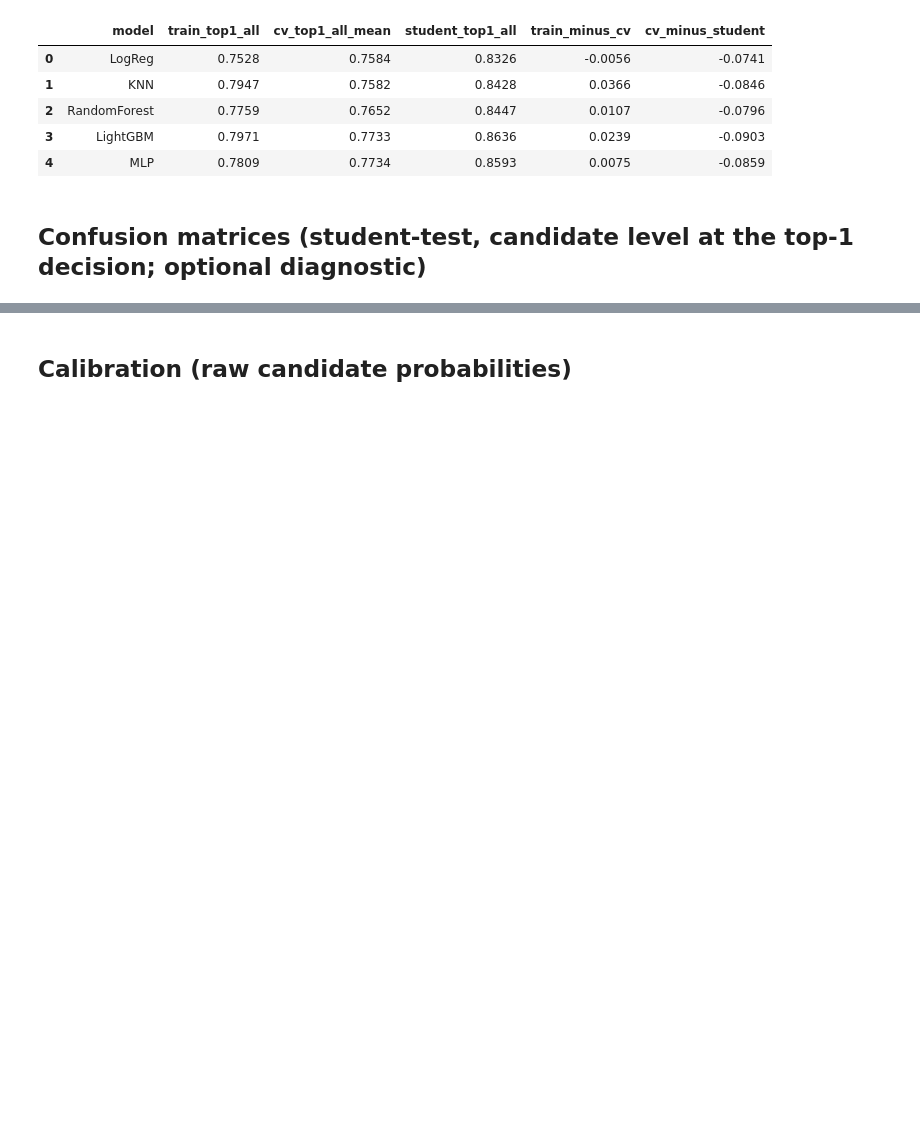
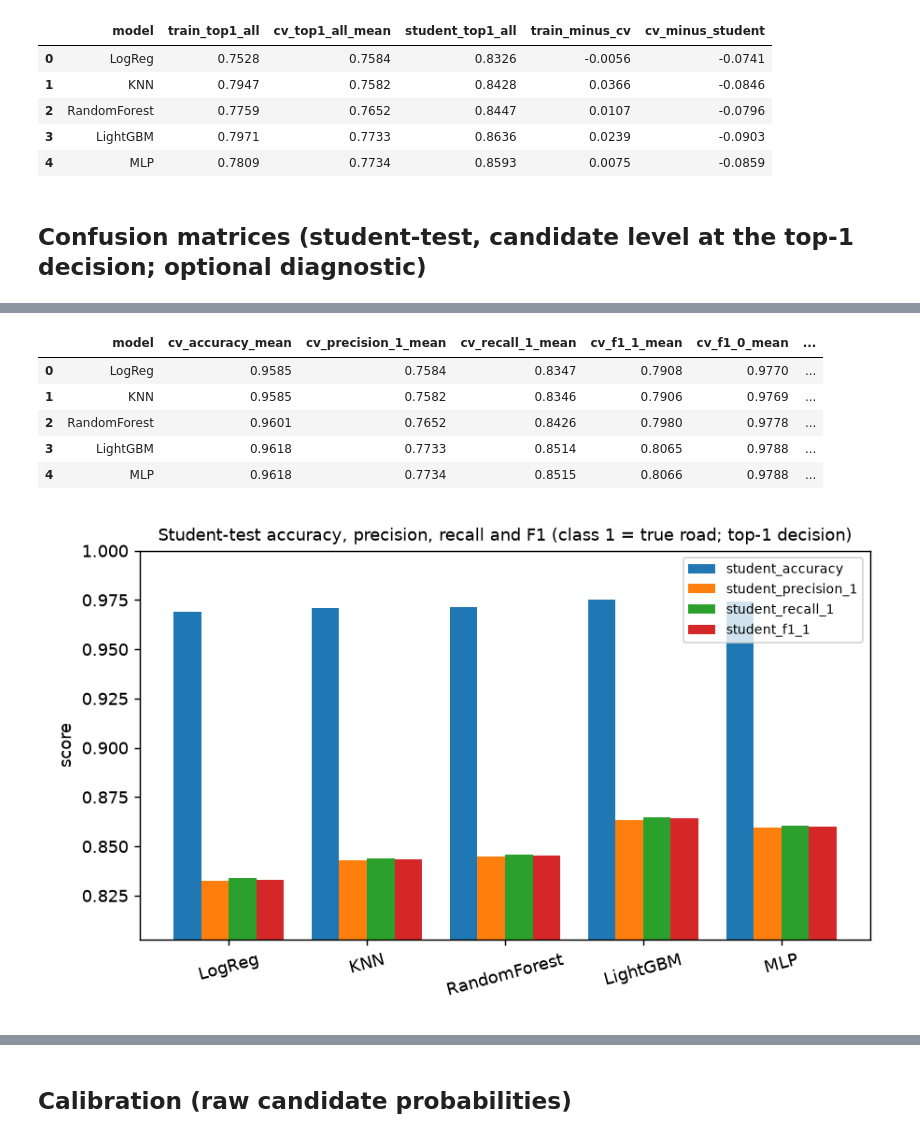
Before and after one commit to cosmocode-source/PATHSNAP, a Jupyter notebook: trained_models/comparison/model_comparison.ipynb, the cells around one changed output, grey strips where cells are left out. Saved outputs shown, nothing was run; the diff lists cells and outputs as text; code cells hidden in the pictures; blank space fills up the shorter version.

```diff
--- a/trained_models/comparison/model_comparison.ipynb
+++ b/trained_models/comparison/model_comparison.ipynb
@@ -101,6 +101,19 @@ for m, r in res.items():
         "student_logloss_raw": st["logloss_raw"], "student_logloss_norm": st["logloss_norm"],
         "student_clean_top1_all": r["student"]["clean"]["top1_all"],
         "student_ece": st["ece"], "student_brier": st["brier"],
+        "cv_accuracy_mean": cv["accuracy"]["mean"], "cv_precision_1_mean": cv["precision_1"]["mean"],
+        "cv_recall_1_mean": cv["recall_1"]["mean"], "cv_f1_1_mean": cv["f1_1"]["mean"], "cv_f1_0_mean": cv["f1_0"]["mean"],
+        "student_accuracy": st["accuracy"], "student_precision_1": st["precision_1"], "student_recall_1": st["recall_1"],
+        "student_f1_1": st["f1_1"], "student_precision_0": st["precision_0"], "student_recall_0": st["recall_0"],
+        "student_f1_0": st["f1_0"],
+        "student_seq_precision": r["sequence_level"]["student"]["seq_precision"],
+        "student_seq_recall": r["sequence_level"]["student"]["seq_recall"],
+        "student_seq_f1": r["sequence_level"]["student"]["seq_f1"],
+        "student_seq_f1_trip_mean": r["sequence_level"]["student"]["seq_f1_trip_mean"],
+        "student_pred_to_ref_length_ratio": r["sequence_level"]["student"]["pred_to_ref_length_ratio"],
+        "cv_seq_f1": (r["sequence_level"]["cv_oof"]["seq_f1"] if isinstance(r["sequence_level"]["cv_oof"], dict)
+                      else "N/A: first-run out-of-fold predictions not saved"),
+        "cv_training_seconds_total": float(sum(r["timing"]["cv_fit_seconds_per_fold"])),
         "candidate_miss_rate_train": r["candidate_miss_rate"]["train"], "candidate_miss_rate_student": r["candidate_miss_rate"]["student"],
         "final_fit_seconds": r["timing"]["final_fit_seconds"],
         "inference_ms_per_1000_points": r["timing"]["inference_ms_per_1000_points"],
@@ -242,0 +263,17 @@ fig.savefig(FIG / "confusion_matrices_student.png", dpi=130); plt.show()
+# %%
+cls = comp[["model", "cv_accuracy_mean", "cv_precision_1_mean", "cv_recall_1_mean", "cv_f1_1_mean", "cv_f1_0_mean",
+             "student_accuracy", "student_precision_1", "student_recall_1", "student_f1_1", "student_precision_0",
+             "student_recall_0", "student_f1_0"]]
+display(cls.round(4))
+plotting.plot_model_bars(comp, ["student_accuracy", "student_precision_1", "student_recall_1", "student_f1_1"],
+                         "Student-test accuracy, precision, recall and F1 (class 1 = true road; top-1 decision)", "score",
+                         FIG / "student_precision_recall.png")
+display(__import__("IPython").display.Image(str(FIG / "student_precision_recall.png")))
+# %% [output]
+|  | model | cv_accuracy_mean | cv_precision_1_mean | cv_recall_1_mean | cv_f1_1_mean | cv_f1_0_mean | ... |
+| 0 | LogReg | 0.9585 | 0.7584 | 0.8347 | 0.7908 | 0.9770 | ... |
+| 1 | KNN | 0.9585 | 0.7582 | 0.8346 | 0.7906 | 0.9769 | ... |
+| 2 | RandomForest | 0.9601 | 0.7652 | 0.8426 | 0.7980 | 0.9778 | ... |
+| 3 | LightGBM | 0.9618 | 0.7733 | 0.8514 | 0.8065 | 0.9788 | ... |
+| 4 | MLP | 0.9618 | 0.7734 | 0.8515 | 0.8066 | 0.9788 | ... |
+[figure, added]
```
Also changed, not shown: parts of 4 cells of this notebook, 22 other files.
